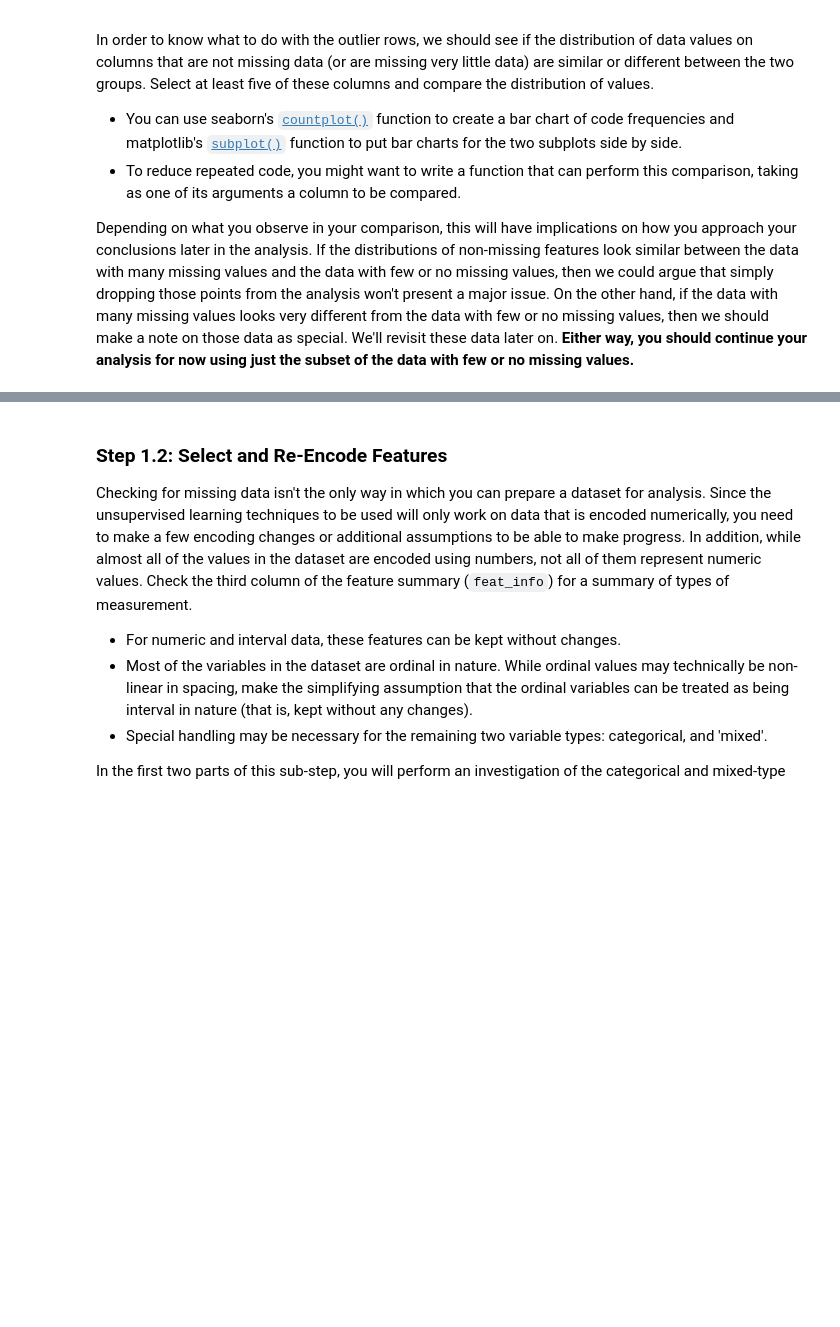
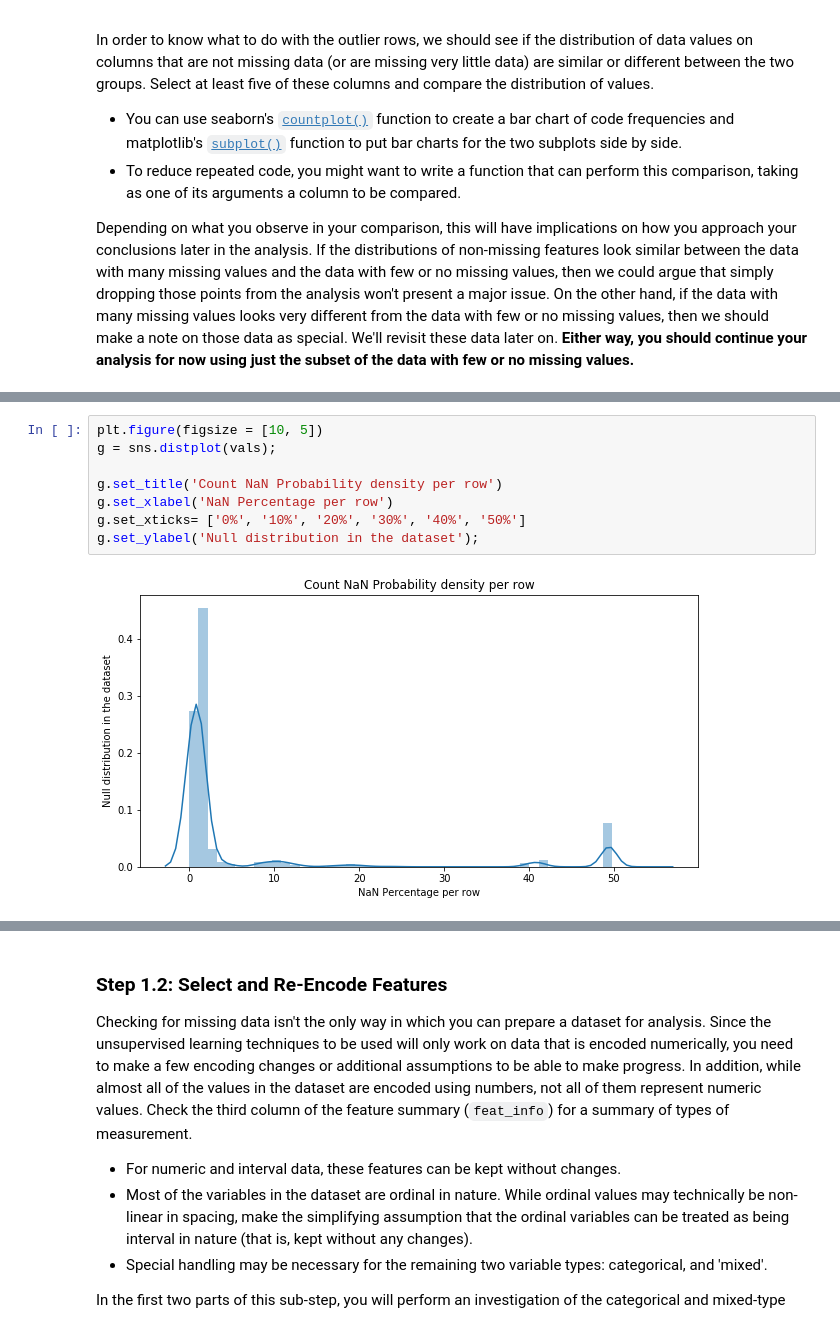
Before and after one commit to chpolyzo/intro_MLND, a Jupyter notebook: third_project/Identify_Customer_Segments.ipynb, the cells around one changed output, grey strips where cells are left out. Drawn from its saved outputs; the diff is of its cells as text; blank space fills up the shorter version.

```diff
--- a/third_project/Identify_Customer_Segments.ipynb
+++ b/third_project/Identify_Customer_Segments.ipynb
@@ -303,0 +331,10 @@ azdias.loc[0, :].notnull().sum()
+# %%
+plt.figure(figsize = [10, 5])
+g = sns.distplot(vals);
+
+g.set_title('Count NaN Probability density per row')
+g.set_xlabel('NaN Percentage per row')
+g.set_xticks= ['0%', '10%', '20%', '30%', '40%', '50%']
+g.set_ylabel('Null distribution in the dataset');
+# %% [output]
+[figure, added]
```
Also changed, not shown: parts of 33 cells of this notebook, 2 other files.
